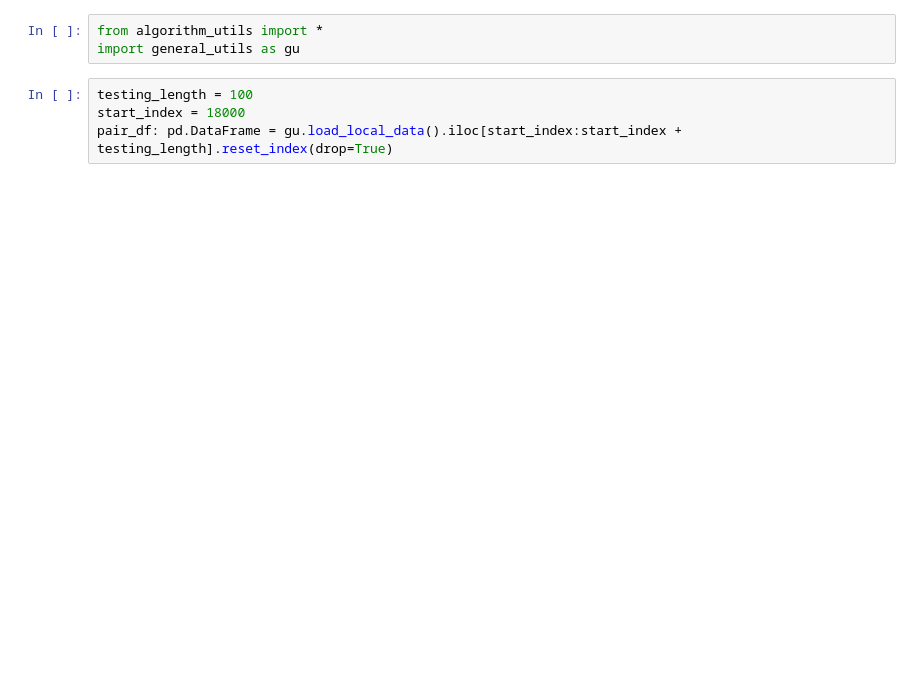
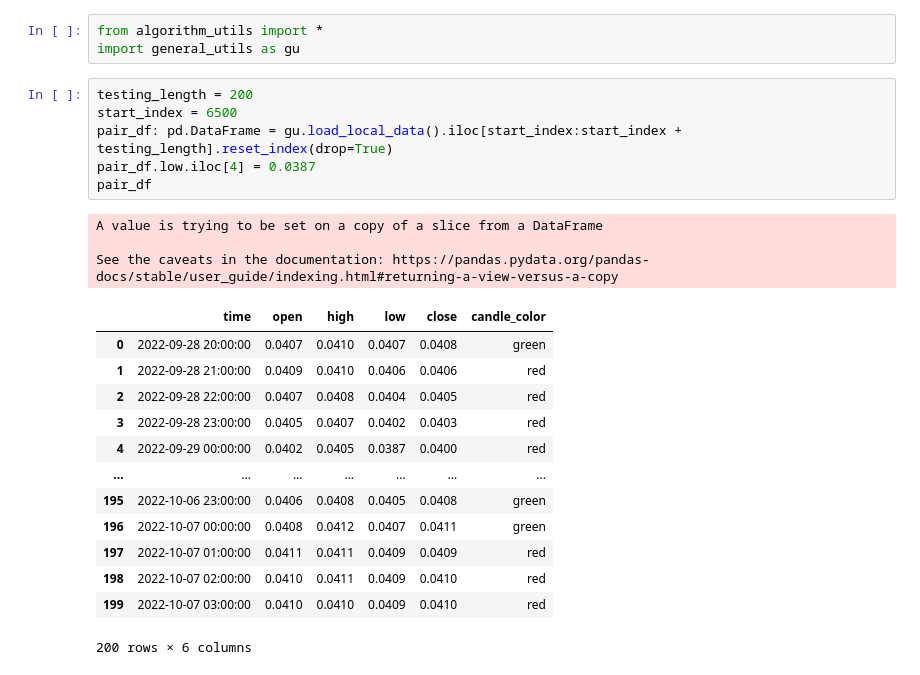
Before and after one commit to thewitcher745/ST5-backtest, a Jupyter notebook: main.ipynb, the cells around one changed output. Drawn from its saved outputs; the diff is of its cells as text; blank space fills up the shorter version.

```diff
--- a/main.ipynb
+++ b/main.ipynb
@@ -6,7 +9,26 @@
 from algorithm_utils import *
 import general_utils as gu
 # %%
-testing_length = 100
-start_index = 18000
+testing_length = 200
+start_index = 6500
 pair_df: pd.DataFrame = gu.load_local_data().iloc[start_index:start_index + testing_length].reset_index(drop=True)
+pair_df.low.iloc[4] = 0.0387
+pair_df
+# %% [output]
+A value is trying to be set on a copy of a slice from a DataFrame
+
+See the caveats in the documentation: https://pandas.pydata.org/pandas-docs/stable/user_guide/indexing.html#returning-a-view-versus-a-copy
+|  | time | open | high | low | close | candle_color |
+| 0 | 2022-09-28 20:00:00 | 0.0407 | 0.0410 | 0.0407 | 0.0408 | green |
+| 1 | 2022-09-28 21:00:00 | 0.0409 | 0.0410 | 0.0406 | 0.0406 | red |
+| 2 | 2022-09-28 22:00:00 | 0.0407 | 0.0408 | 0.0404 | 0.0405 | red |
+| 3 | 2022-09-28 23:00:00 | 0.0405 | 0.0407 | 0.0402 | 0.0403 | red |
+| 4 | 2022-09-29 00:00:00 | 0.0402 | 0.0405 | 0.0387 | 0.0400 | red |
+| ... | ... | ... | ... | ... | ... | ... |
+| 195 | 2022-10-06 23:00:00 | 0.0406 | 0.0408 | 0.0405 | 0.0408 | green |
+| 196 | 2022-10-07 00:00:00 | 0.0408 | 0.0412 | 0.0407 | 0.0411 | green |
+| 197 | 2022-10-07 01:00:00 | 0.0411 | 0.0411 | 0.0409 | 0.0409 | red |
+| 198 | 2022-10-07 02:00:00 | 0.0410 | 0.0411 | 0.0409 | 0.0410 | red |
+| 199 | 2022-10-07 03:00:00 | 0.0410 | 0.0410 | 0.0409 | 0.0410 | red |
+200 rows × 6 columns
 # %%
```
Also changed, not shown: parts of 3 cells of this notebook, 4 other files.
